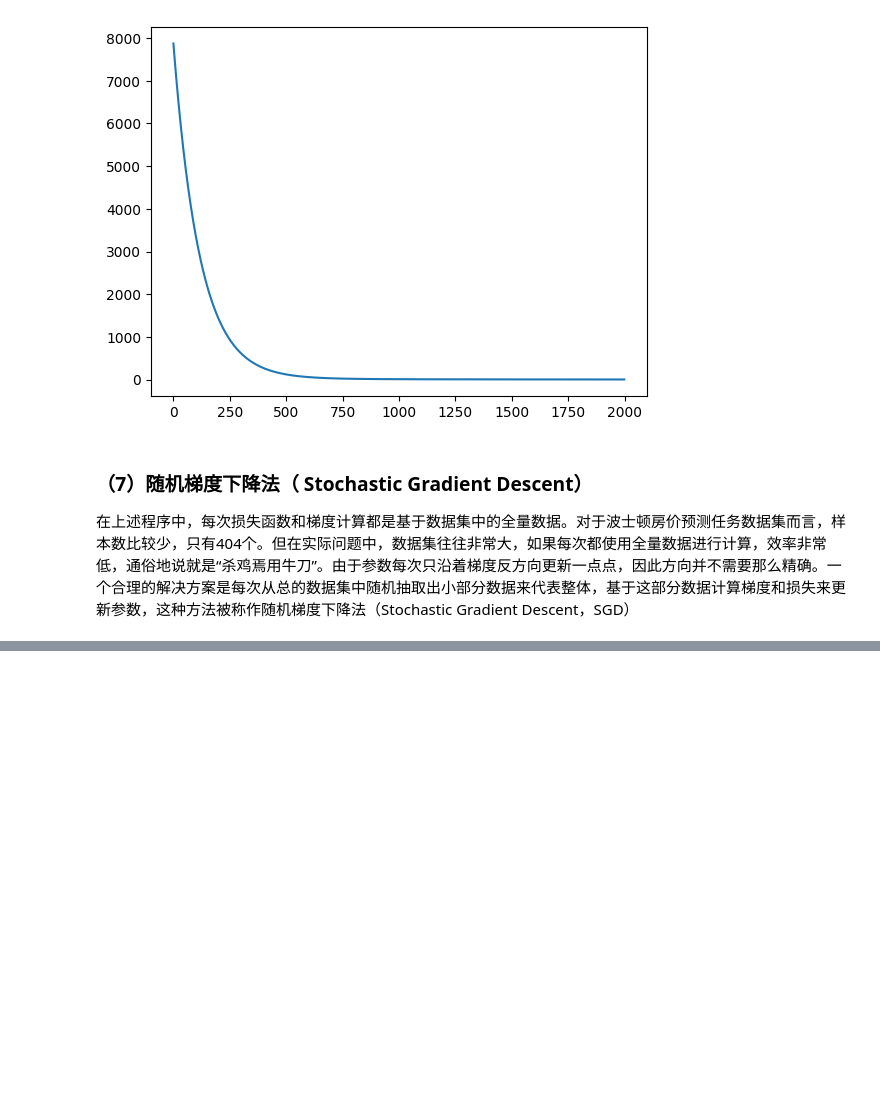
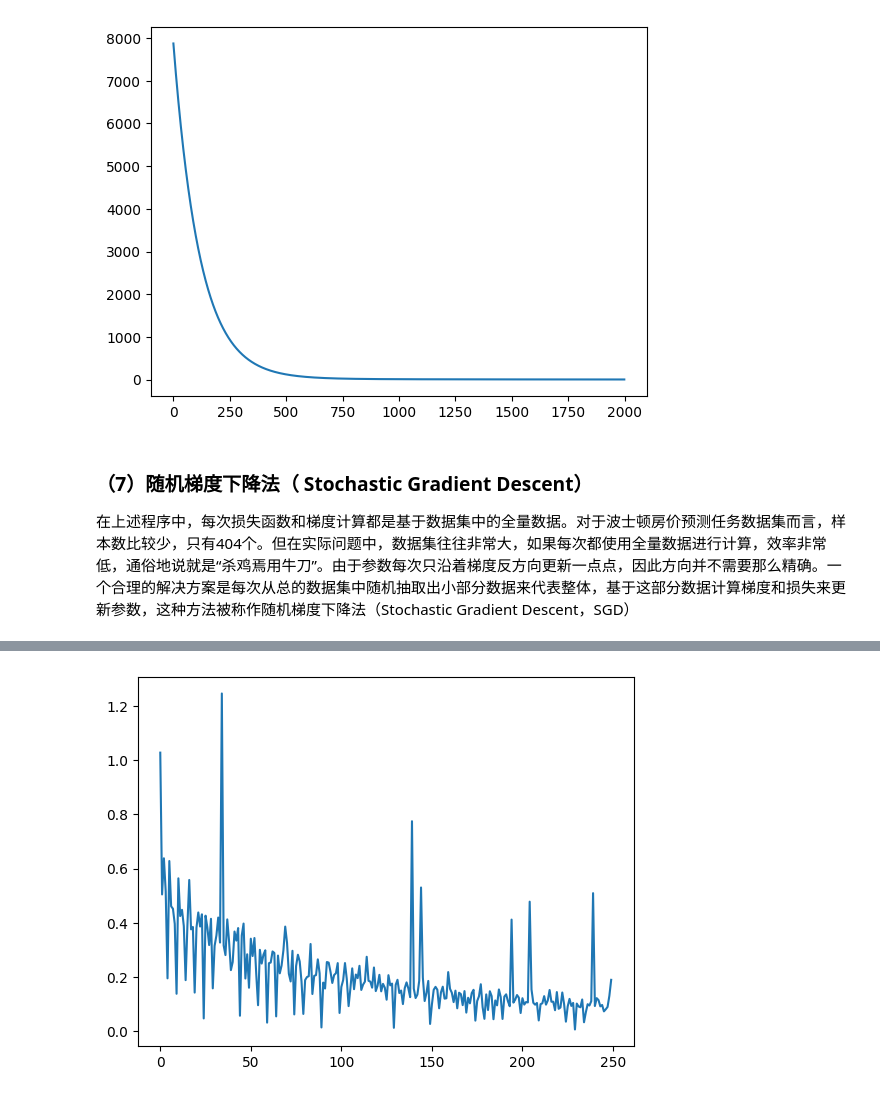
Before and after one commit to Shimon-Cheung/DeepLearn, a Jupyter notebook: 1、使用Python和Numpy构建神经网络.ipynb, the cells around one changed output, grey strips where cells are left out. Cells and saved outputs as stored; diff of their text form; code cells hidden in the pictures; blank space fills up the shorter version.

```diff
--- a/1、使用Python和Numpy构建神经网络.ipynb
+++ b/1、使用Python和Numpy构建神经网络.ipynb
@@ -577,0 +588,3 @@ iter 1950, point [0.24524412503452966, -8.065729922139326], loss 3.3047037451160
+# %%
+train_data1 = train_data[0:10] # 一个mini_batch 里面的batch_size=10
+train_data1.shape # 打印它的形状
@@ -577,0 +662,16 @@ iter 1950, point [0.24524412503452966, -8.065729922139326], loss 3.3047037451160
+# %%
+# 获取数据
+train_data, test_data = load_data()
+# 打乱样本顺序
+np.random.shuffle(train_data)
+# 将train_data分成多个minibatch
+batch_size = 10
+n = len(train_data)
+mini_batches = [train_data[k:k+batch_size] for k in range(0, n, batch_size)]
+# 创建网络
+net = Network4(13)
+# 依次使用每个mini_batch的数据
+for mini_batch in mini_batches:
+    x = mini_batch[:, :-1]
+    y = mini_batch[:, -1:]
+    loss = net.train(x, y, iterations=1)
@@ -577,0 +698,73 @@ iter 1950, point [0.24524412503452966, -8.065729922139326], loss 3.3047037451160
+# %%
+import numpy as np
+
+class Network5(object):
+    def __init__(self, num_of_weights):
+        # 随机产生w的初始值
+        # 为了保持程序每次运行结果的一致性，此处设置固定的随机数种子
+        #np.random.seed(0)
+        self.w = np.random.randn(num_of_weights, 1)
+        self.b = 0.
+
+    def forward(self, x):
+        z = np.dot(x, self.w) + self.b
+        return z
+
+    def loss(self, z, y):
+        error = z - y
+        num_samples = error.shape[0]
+        cost = error * error
+        cost = np.sum(cost) / num_samples
+        return cost
+
+    def gradient(self, x, y):
+        z = self.forward(x)
+        N = x.shape[0]
+        gradient_w = 1. / N * np.sum((z-y) * x, axis=0)
+        gradient_w = gradient_w[:, np.newaxis]
+        gradient_b = 1. / N * np.sum(z-y)
+        return gradient_w, gradient_b
+
+    def update(self, gradient_w, gradient_b, eta = 0.01):
+        self.w = self.w - eta * gradient_w
+        self.b = self.b - eta * gradient_b
+
+
+    def train(self, training_data, num_epochs, batch_size=10, eta=0.01):
+        n = len(training_data)
+        losses = []
+        for epoch_id in range(num_epochs):
+            # 在每轮迭代开始之前，将训练数据的顺序随机打乱
+            # 然后再按每次取batch_size条数据的方式取出
+            np.random.shuffle(training_data)
+            # 将训练数据进行拆分，每个mini_batch包含batch_size条的数据
+            mini_batches = [training_data[k:k+batch_size] for k in range(0, n, batch_size)]
+            for iter_id, mini_batch in enumerate(mini_batches):
+                #print(self.w.shape)
+                #print(self.b)
+                x = mini_batch[:, :-1]
+                y = mini_batch[:, -1:]
+                a = self.forward(x)
+                loss = self.loss(a, y)
+                gradient_w, gradient_b = self.gradient(x, y)
+                self.update(gradient_w, gradient_b, eta)
+                losses.append(loss)
+                print('Epoch {:3d} / iter {:3d}, loss = {:.4f}'.
+                                 format(epoch_id, iter_id, loss))
+
+        return losses
+
+# 获取数据
+train_data, test_data = load_data()
+
+# 创建网络
+net = Network5(13)
+# 启动训练
+losses = net.train(train_data, num_epochs=50, batch_size=100, eta=0.1)
+
+# 画出损失函数的变化趋势
+plot_x = np.arange(len(losses))
+plot_y = np.array(losses)
+plt.plot(plot_x, plot_y)
+plt.show()
+# %% [output]
@@ -577,0 +788 @@ iter 1950, point [0.24524412503452966, -8.065729922139326], loss 3.3047037451160
+[figure, added]
```
Also changed, not shown: parts of 16 cells of this notebook.
